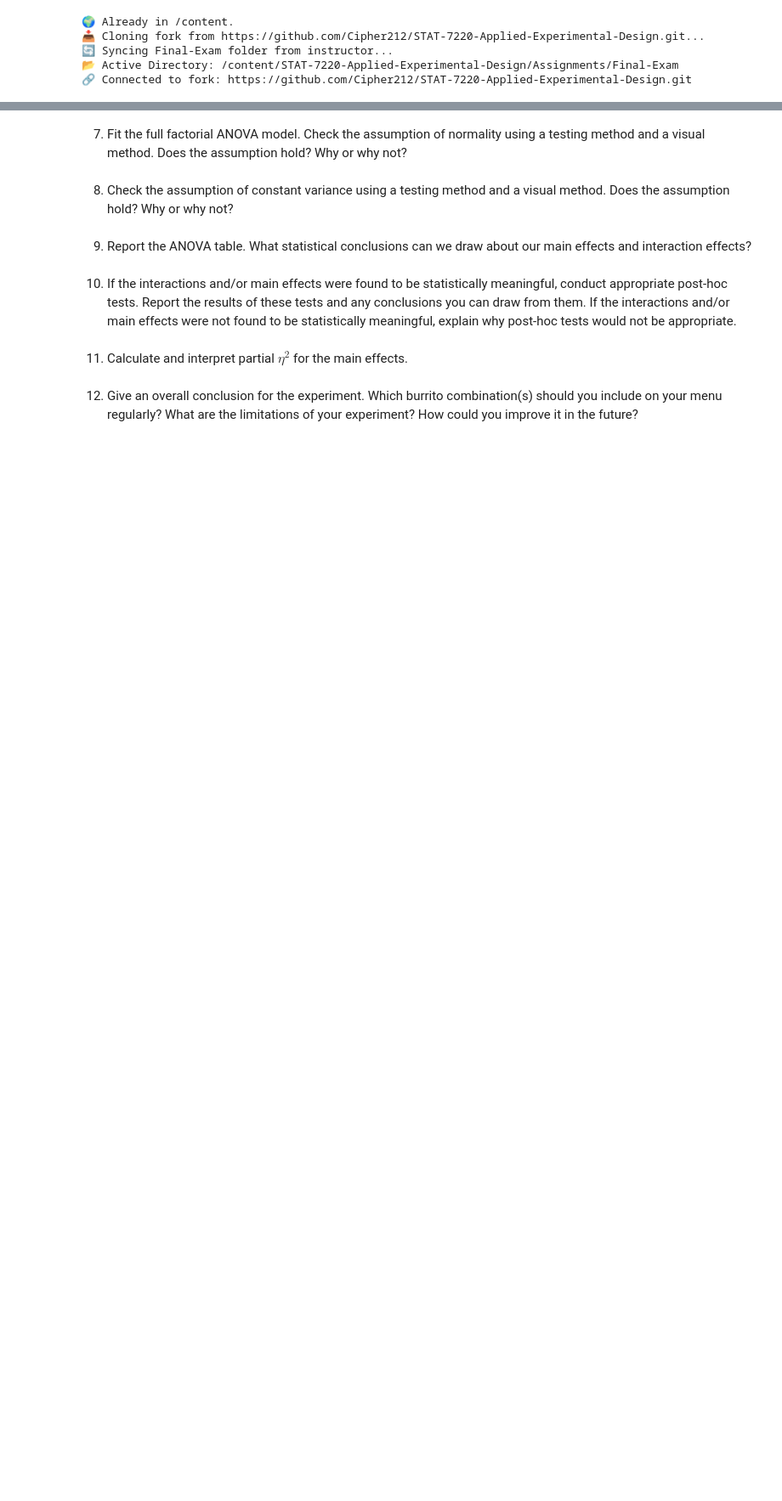
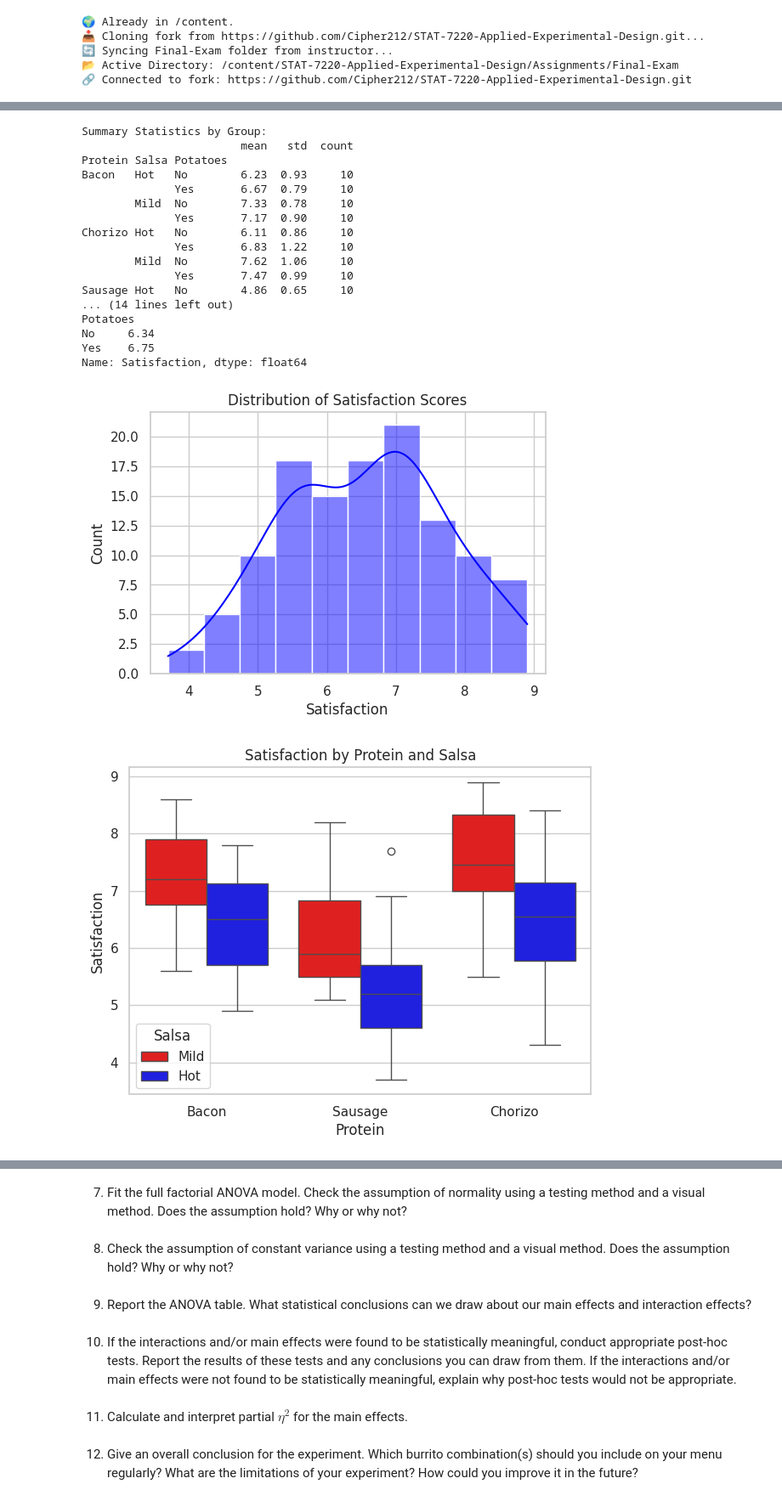
Before and after one commit to Cipher212/STAT-7220-Applied-Experimental-Design, a Jupyter notebook: Assignments/Final-Exam/Final-Exam.ipynb, the cells around one changed output, grey strips where cells are left out. Shown at 85% size. Cells and saved outputs as stored; diff of their text form; code cells hidden in the pictures; blank space fills up the shorter version.

```diff
--- a/Assignments/Final-Exam/Final-Exam.ipynb
+++ b/Assignments/Final-Exam/Final-Exam.ipynb
@@ -115,2 +119,64 @@ Alternative Hypothesis: There is a three-way interaction effect.
 # %%
-## Question 6 Code ##
+import pandas as pd
+import matplotlib.pyplot as plt
+import seaborn as sns
+
+# Load the Excel dataset directly
+df = pd.read_excel('Busters Burritos.xlsx')
+
+# 1. Summary Statistics
+print("Summary Statistics by Group:")
+summary = df.groupby(['Protein', 'Salsa', 'Potatoes'])['Satisfaction'].agg(['mean', 'std', 'count']).round(2)
+print(summary)
+
+print("\nOverall Means by Factor:")
+print(df.groupby('Protein')['Satisfaction'].mean().round(2))
+print(df.groupby('Salsa')['Satisfaction'].mean().round(2))
+print(df.groupby('Potatoes')['Satisfaction'].mean().round(2))
+
+# 2. Visualizations
+sns.set_theme(style="whitegrid")
+
+# Histogram
+plt.figure(figsize=(6,4))
+sns.histplot(df['Satisfaction'], bins=10, kde=True, color="blue")
+plt.title('Distribution of Satisfaction Scores')
+plt.show()
+
+# Boxplot for Protein and Salsa
+plt.figure(figsize=(7,5))
+sns.boxplot(data=df, x='Protein', y='Satisfaction', hue='Salsa', palette=["red", "blue"])
+plt.title('Satisfaction by Protein and Salsa')
+plt.show()
+
+# Boxplot for Protein and Potatoes
+plt.figure(figsize=(7,5))
+sns.boxplot(data=df, x='Protein', y='Satisfaction', hue='Potatoes', palette=["red", "blue"])
+plt.title('Satisfaction by Protein and Potatoes')
+plt.show()
+
+# Line Graph (Interaction Plot)
+plt.figure(figsize=(7,5))
+sns.pointplot(data=df, x='Protein', y='Satisfaction', hue='Salsa', errorbar=None, palette=["red", "blue"])
+plt.title('Interaction Plot: Protein and Salsa')
+plt.show()
+# %% [output]
+Summary Statistics by Group:
+                        mean   std  count
+Protein Salsa Potatoes
+Bacon   Hot   No        6.23  0.93     10
+              Yes       6.67  0.79     10
+        Mild  No        7.33  0.78     10
+              Yes       7.17  0.90     10
+Chorizo Hot   No        6.11  0.86     10
+              Yes       6.83  1.22     10
+        Mild  No        7.62  1.06     10
+              Yes       7.47  0.99     10
+Sausage Hot   No        4.86  0.65     10
+... (14 lines left out)
+Potatoes
+No     6.34
+Yes    6.75
+Name: Satisfaction, dtype: float64
+[figure, added]
+[figure, added]
```
Also changed, not shown: parts of 2 cells of this notebook.
